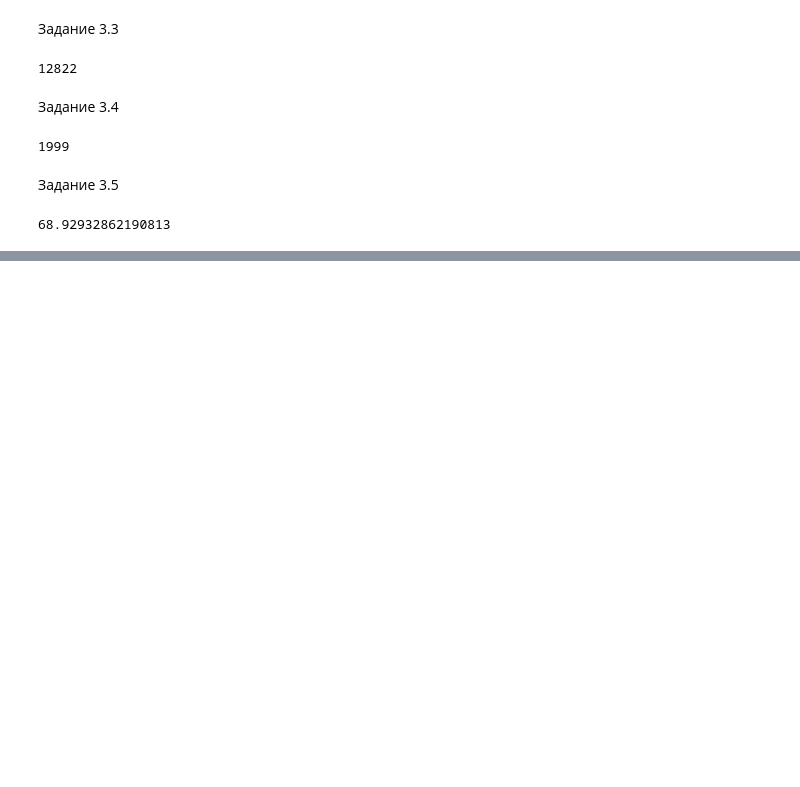
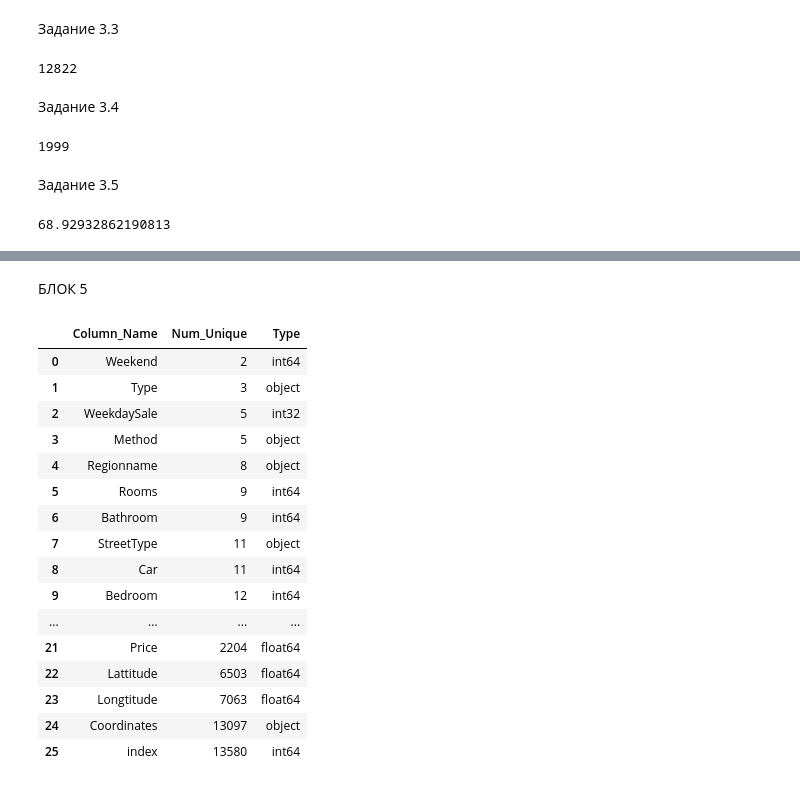
Before and after one commit to Ceravac/sf_data_science, a Jupyter notebook: SkillFactory/PY_11_Базовые приемы работы с данными/DS_3.ipynb, the cells around one changed output, grey strips where cells are left out. Drawn from its saved outputs; the diff is of its cells as text; code cells hidden in the pictures; blank space fills up the shorter version.

```diff
--- a/SkillFactory/PY_11_Базовые приемы работы с данными/DS_3.ipynb
+++ b/SkillFactory/PY_11_Базовые приемы работы с данными/DS_3.ipynb
@@ -167,0 +253,3 @@ display(ufo_df[ufo_df['State']=='NV']['Date'].diff().dt.days.mean())
+# %%
+melb_df['StreetType'] = street_types.apply(lambda x: x if x in popular_stypes else 'other')
+display(melb_df['StreetType'])
@@ -167,0 +273,2 @@ display(ufo_df[ufo_df['State']=='NV']['Date'].diff().dt.days.mean())
+# %%
+melb_df = melb_df.drop('Address', axis=1)
@@ -167,0 +277,8 @@ display(ufo_df[ufo_df['State']=='NV']['Date'].diff().dt.days.mean())
+# %%
+def get_weekend(weekday):
+    if weekday == 5 or weekday == 6:
+        return 1
+    else:
+        return 0
+melb_df['Weekend'] = melb_df['WeekdaySale'].apply(get_weekend)
+print(round(melb_df[melb_df['Weekend']==1]['Price'].mean(), 0))
@@ -167,0 +289,8 @@ display(ufo_df[ufo_df['State']=='NV']['Date'].diff().dt.days.mean())
+# %%
+popular_seller = melb_df['SellerG'].value_counts().nlargest(49).index
+# заменяем имена компаний, не попавших в список популярных, на строку 'other'
+melb_df['SellerG'] = melb_df['SellerG'].apply(lambda x: x if x in popular_seller else 'other')
+
+a = melb_df[melb_df['SellerG'] == 'Nelson']['Price'].min()
+b = melb_df[melb_df['SellerG'] == 'other']['Price'].min()
+print(round(a/b, 1))
@@ -167,0 +332,34 @@ display(ufo_df[ufo_df['State']=='NV']['Date'].diff().dt.days.mean())
+# %% [markdown]
+БЛОК 5
+# %%
+unique_list = []
+# пробегаемся по именам столбцов в таблице
+for col in melb_df.columns:
+    # создаём кортеж (имя столбца, число уникальных значений)
+    item = (col, melb_df[col].nunique(),melb_df[col].dtypes)     # добавляем кортеж в список
+    unique_list.append(item)
+# создаём вспомогательную таблицу и сортируем её
+unique_counts = pd.DataFrame(
+    unique_list,
+    columns=['Column_Name', 'Num_Unique', 'Type']
+).sort_values(by='Num_Unique',  ignore_index=True)
+# выводим её на экран
+display(unique_counts)
+# %% [output]
+|  | Column_Name | Num_Unique | Type |
+| 0 | Weekend | 2 | int64 |
+| 1 | Type | 3 | object |
+| 2 | WeekdaySale | 5 | int32 |
+| 3 | Method | 5 | object |
+| 4 | Regionname | 8 | object |
+| 5 | Rooms | 9 | int64 |
+| 6 | Bathroom | 9 | int64 |
+| 7 | StreetType | 11 | object |
+| 8 | Car | 11 | int64 |
+| 9 | Bedroom | 12 | int64 |
+| ... | ... | ... | ... |
+| 21 | Price | 2204 | float64 |
+| 22 | Lattitude | 6503 | float64 |
+| 23 | Longtitude | 7063 | float64 |
+| 24 | Coordinates | 13097 | object |
+| 25 | index | 13580 | int64 |
```
Also changed, not shown: parts of 27 cells of this notebook, 1 other file.
